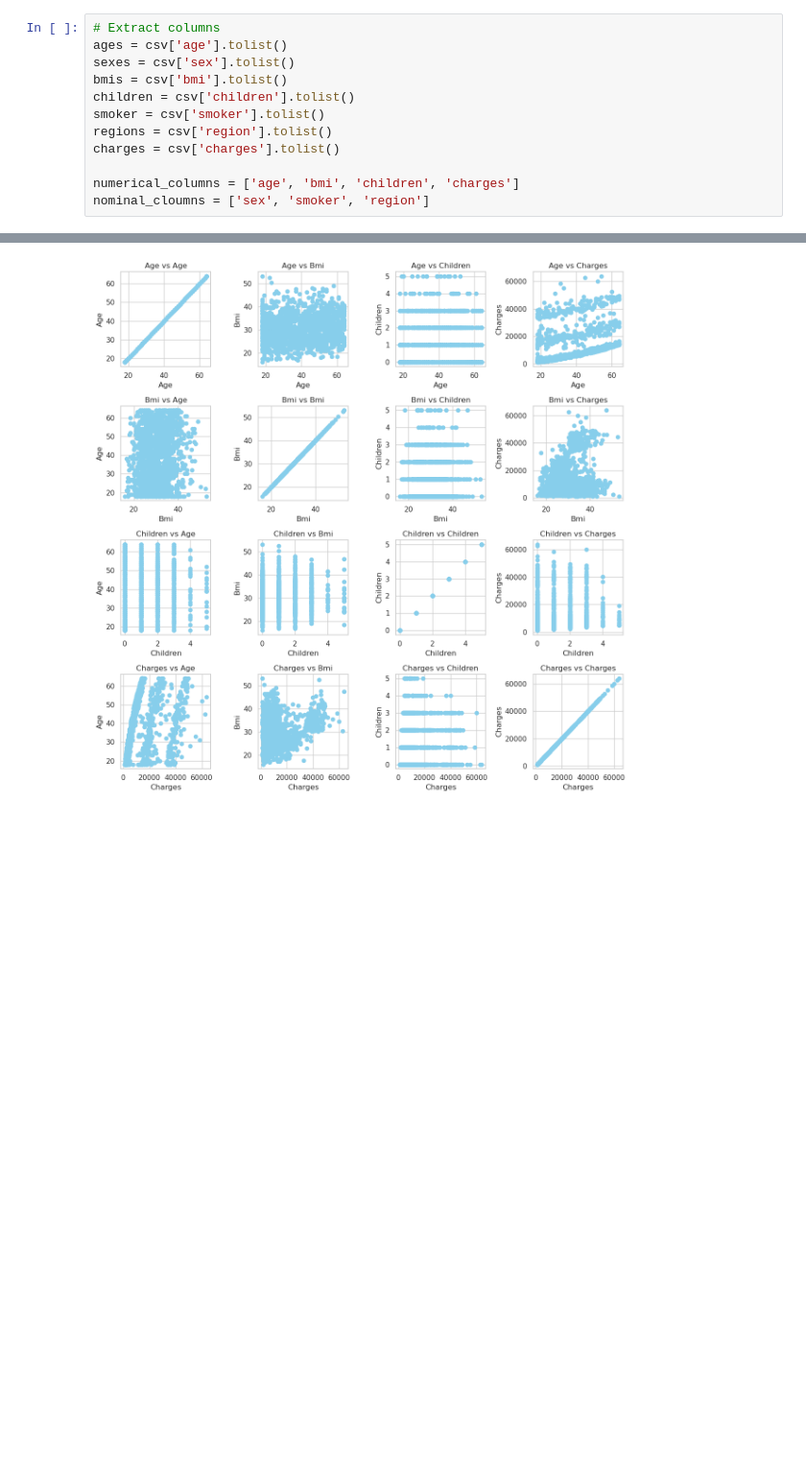
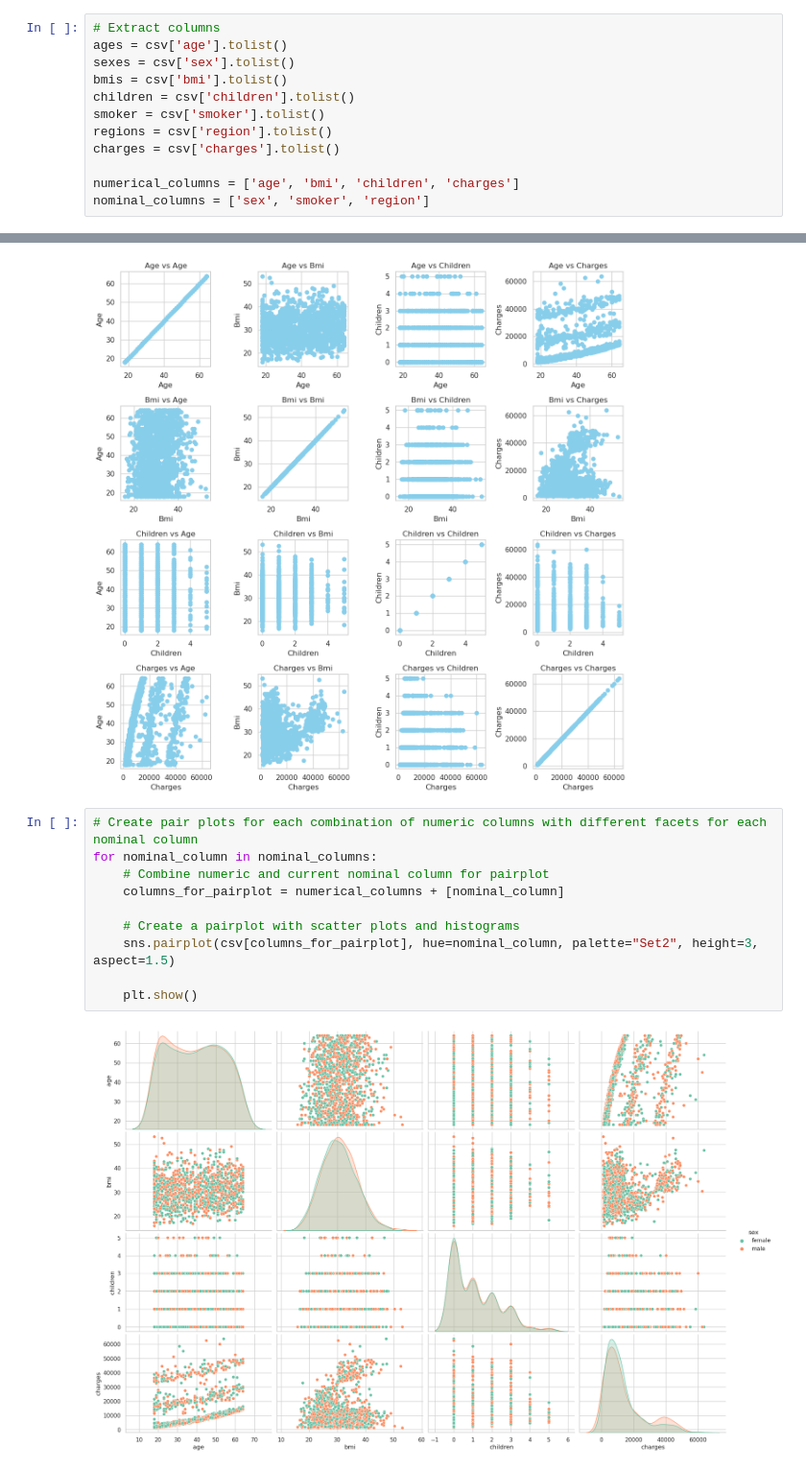
Before and after one commit to Arashjp8/data-mining-projects, a Jupyter notebook: #1/DataMiningProject1.ipynb, the cells around one changed output, grey strips where cells are left out. Shown at 96% size. Saved outputs shown, nothing was run; the diff lists cells and outputs as text; blank space fills up the shorter version.

Commit message:
[checkpoint] pair plots for each combination of numeric columns with different facets for each nominal column added

```diff
--- a/#1/DataMiningProject1.ipynb
+++ b/#1/DataMiningProject1.ipynb
@@ -22,7 +22,7 @@ regions = csv['region'].tolist()
 charges = csv['charges'].tolist()
 
 numerical_columns = ['age', 'bmi', 'children', 'charges']
-nominal_cloumns = ['sex', 'smoker', 'region']
+nominal_columns = ['sex', 'smoker', 'region']
 # %%
 print("Here are the first 10 rows of our data:")
 print(csv.head(10))
@@ -193,3 +193,15 @@ plt.tight_layout()
 plt.show()
 # %% [output]
 [figure]
+# %%
+# Create pair plots for each combination of numeric columns with different facets for each nominal column
+for nominal_column in nominal_columns:
+    # Combine numeric and current nominal column for pairplot
+    columns_for_pairplot = numerical_columns + [nominal_column]
+
+    # Create a pairplot with scatter plots and histograms
+    sns.pairplot(csv[columns_for_pairplot], hue=nominal_column, palette="Set2", height=3, aspect=1.5)
+
+    plt.show()
+# %% [output]
+[figure, added]
```
Also changed, not shown: parts of 2 cells of this notebook.
